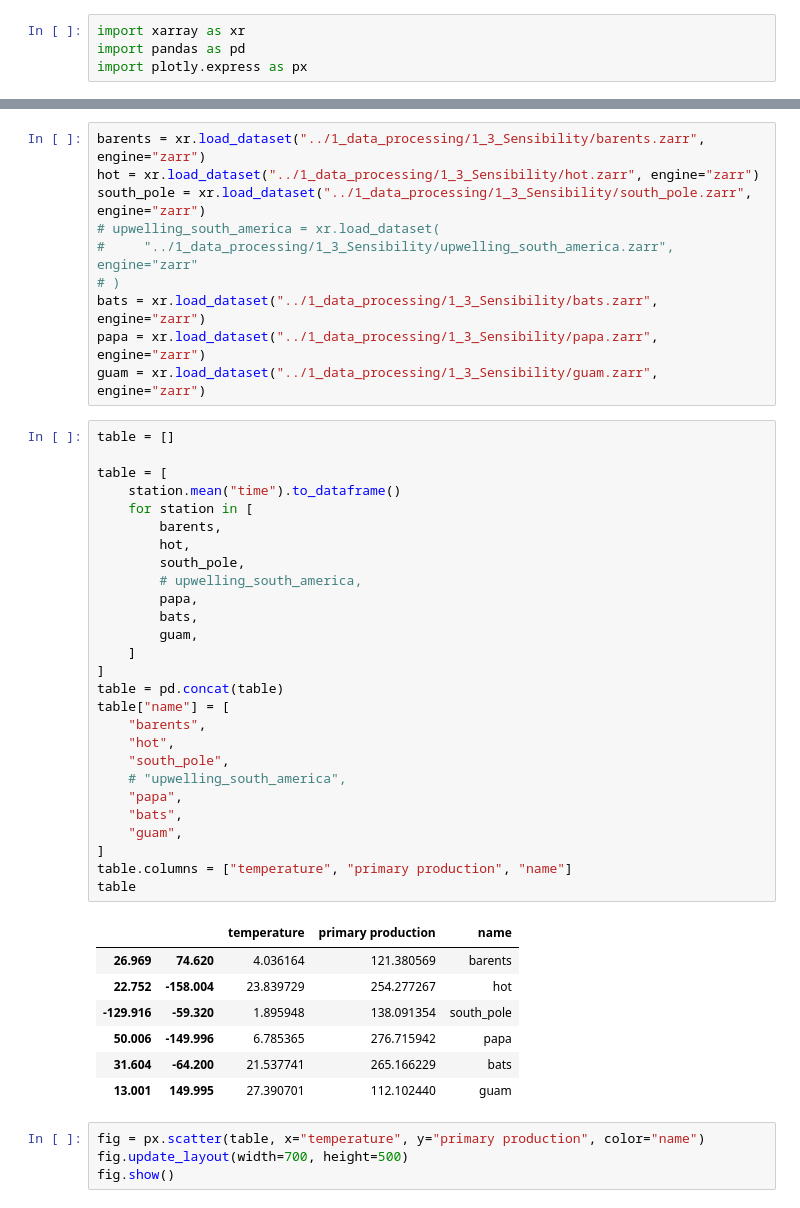
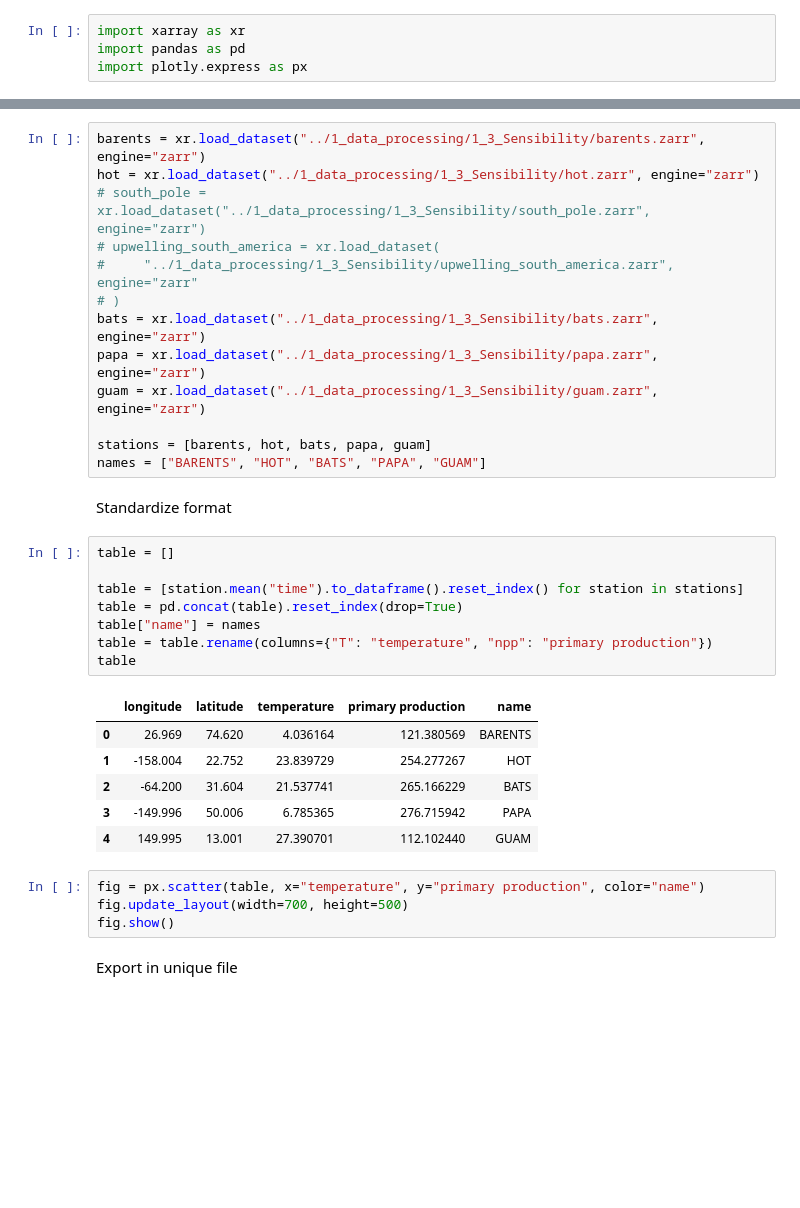
Before and after one commit to Ash12H/Seapopym-optimization, a Jupyter notebook: notebooks/2_Sensibility/2_forcing_generation.ipynb, the cells around one changed output, grey strips where cells are left out. Drawn from its saved outputs; the diff is of its cells as text; blank space fills up the shorter version.

```diff
--- a/notebooks/2_Sensibility/2_forcing_generation.ipynb
+++ b/notebooks/2_Sensibility/2_forcing_generation.ipynb
@@ -11,49 +5,36 @@ data.to_zarr("../1_data_processing/1_3_Sensibility/guam.zarr")
 # %%
 barents = xr.load_dataset("../1_data_processing/1_3_Sensibility/barents.zarr", engine="zarr")
 hot = xr.load_dataset("../1_data_processing/1_3_Sensibility/hot.zarr", engine="zarr")
-south_pole = xr.load_dataset("../1_data_processing/1_3_Sensibility/south_pole.zarr", engine="zarr")
+# south_pole = xr.load_dataset("../1_data_processing/1_3_Sensibility/south_pole.zarr", engine="zarr")
 # upwelling_south_america = xr.load_dataset(
 #     "../1_data_processing/1_3_Sensibility/upwelling_south_america.zarr", engine="zarr"
 # )
 bats = xr.load_dataset("../1_data_processing/1_3_Sensibility/bats.zarr", engine="zarr")
 papa = xr.load_dataset("../1_data_processing/1_3_Sensibility/papa.zarr", engine="zarr")
 guam = xr.load_dataset("../1_data_processing/1_3_Sensibility/guam.zarr", engine="zarr")
+
+stations = [barents, hot, bats, papa, guam]
+names = ["BARENTS", "HOT", "BATS", "PAPA", "GUAM"]
+# %% [markdown]
+Standardize format
 # %%
 table = []
 
-table = [
-    station.mean("time").to_dataframe()
-    for station in [
-        barents,
-        hot,
-        south_pole,
-        # upwelling_south_america,
-        papa,
-        bats,
-        guam,
-    ]
-]
-table = pd.concat(table)
-table["name"] = [
-    "barents",
-    "hot",
-    "south_pole",
-    # "upwelling_south_america",
-    "papa",
-    "bats",
-    "guam",
-]
-table.columns = ["temperature", "primary production", "name"]
+table = [station.mean("time").to_dataframe().reset_index() for station in stations]
+table = pd.concat(table).reset_index(drop=True)
+table["name"] = names
+table = table.rename(columns={"T": "temperature", "npp": "primary production"})
 table
 # %% [output]
-|  |  | temperature | primary production | name |
-| 26.969 | 74.620 | 4.036164 | 121.380569 | barents |
-| 22.752 | -158.004 | 23.839729 | 254.277267 | hot |
-| -129.916 | -59.320 | 1.895948 | 138.091354 | south_pole |
-| 50.006 | -149.996 | 6.785365 | 276.715942 | papa |
-| 31.604 | -64.200 | 21.537741 | 265.166229 | bats |
-| 13.001 | 149.995 | 27.390701 | 112.102440 | guam |
+|  | longitude | latitude | temperature | primary production | name |
+| 0 | 26.969 | 74.620 | 4.036164 | 121.380569 | BARENTS |
+| 1 | -158.004 | 22.752 | 23.839729 | 254.277267 | HOT |
+| 2 | -64.200 | 31.604 | 21.537741 | 265.166229 | BATS |
+| 3 | -149.996 | 50.006 | 6.785365 | 276.715942 | PAPA |
+| 4 | 149.995 | 13.001 | 27.390701 | 112.102440 | GUAM |
 # %%
 fig = px.scatter(table, x="temperature", y="primary production", color="name")
 fig.update_layout(width=700, height=500)
 fig.show()
+# %% [markdown]
+Export in unique file
```
Also changed, not shown: parts of 6 cells of this notebook, 38 other files.
